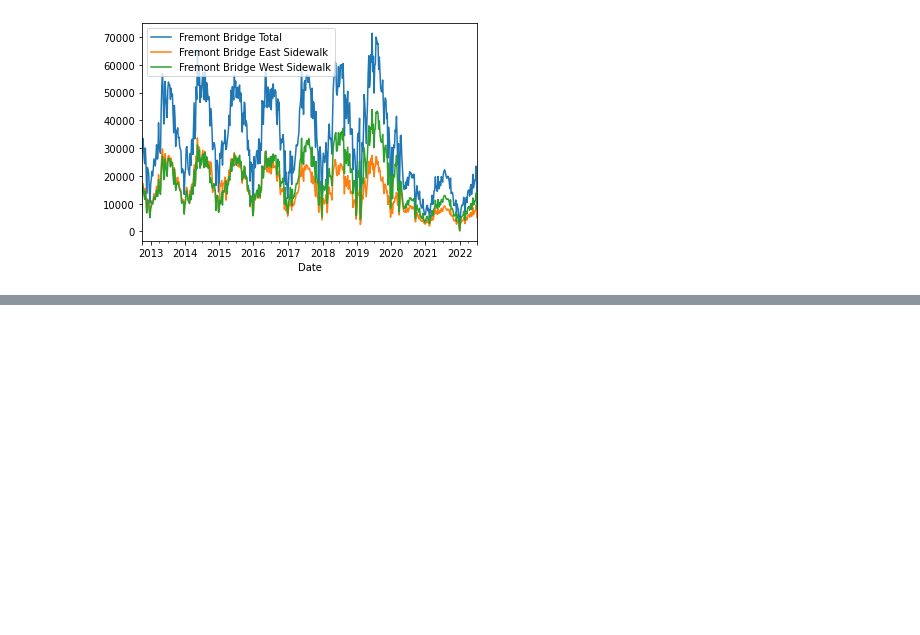
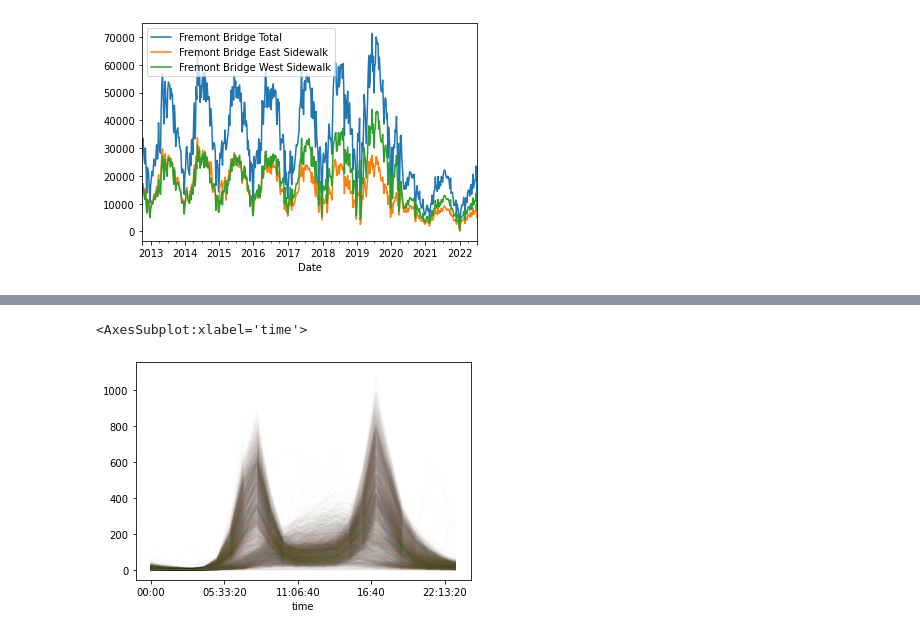
Before and after one commit to chchae-Joung/JupyterTest, a Jupyter notebook: github_test1.ipynb, the cells around one changed output, grey strips where cells are left out. Drawn from its saved outputs; the diff is of its cells as text; code cells hidden in the pictures; blank space fills up the shorter version.

```diff
--- a/github_test1.ipynb
+++ b/github_test1.ipynb
@@ -25,0 +35,3 @@ data.resample('W').sum().plot()
+# %%
+pivoted = data.pivot_table('Fremont Bridge Total', index=data.index.time, columns=data.index.date)
+pivoted.iloc[:5, :5]
@@ -25,0 +45,5 @@ data.resample('W').sum().plot()
+# %%
+pivoted.plot(legend=False, alpha=0.01)
+# %% [output]
+<AxesSubplot:xlabel='time'>
+[figure, added]
```
Also changed, not shown: parts of 3 cells of this notebook.
